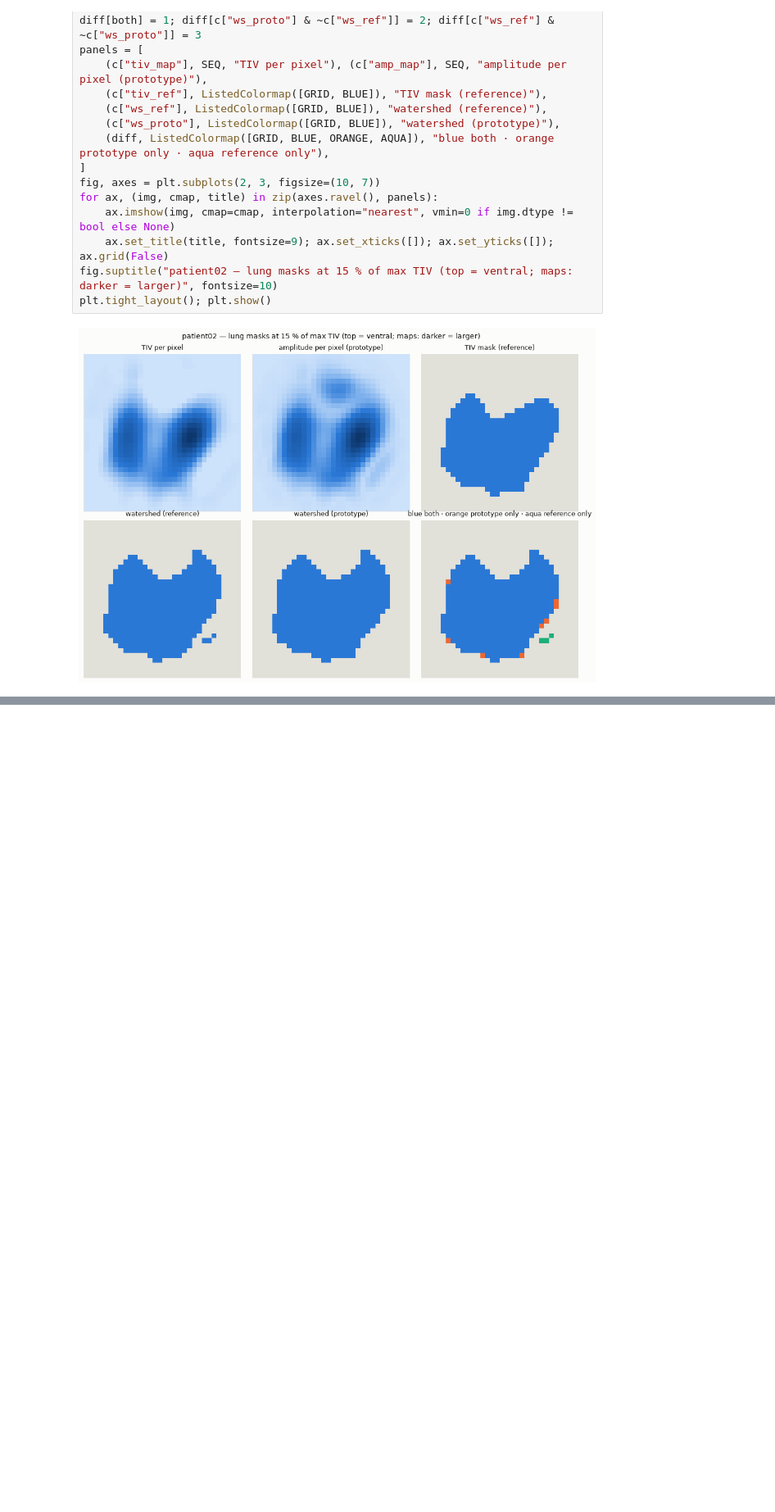
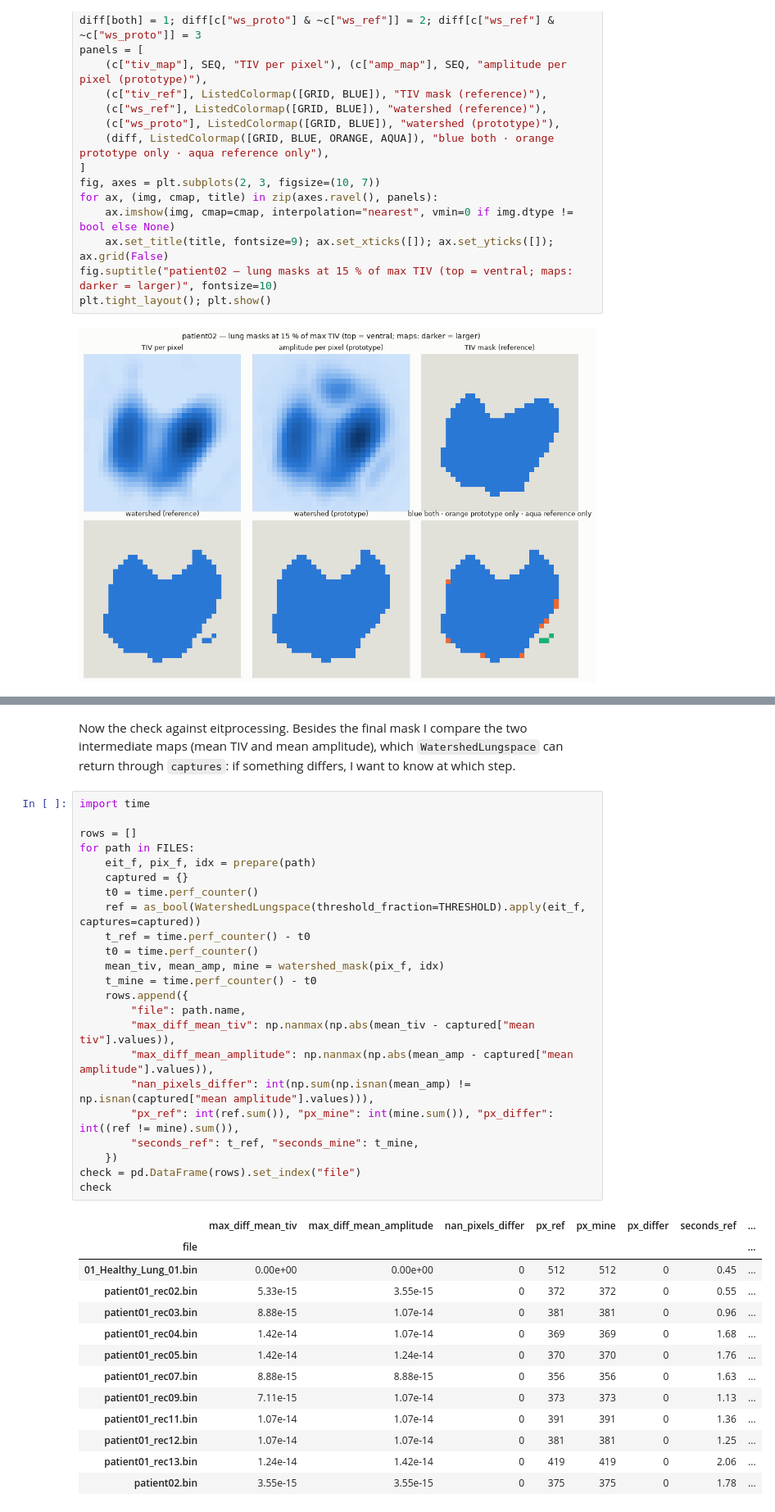
Before and after one commit to Kernel236/fastEIT, a Jupyter notebook: notebooks/05_preprocessing_choices.ipynb, the cells around one changed output, grey strips where cells are left out. Shown at 82% size. Drawn from its saved outputs; the diff is of its cells as text; blank space fills up the shorter version.

```diff
--- a/notebooks/05_preprocessing_choices.ipynb
+++ b/notebooks/05_preprocessing_choices.ipynb
@@ -475,0 +658,41 @@ plt.tight_layout(); plt.show()
+# %% [markdown]
+Now the check against eitprocessing. Besides the final mask I compare the two intermediate maps (mean TIV and mean
+amplitude), which `WatershedLungspace` can return through `captures`: if something differs, I want to know at which
+step.
+# %%
+import time
+
+rows = []
+for path in FILES:
+    eit_f, pix_f, idx = prepare(path)
+    captured = {}
+    t0 = time.perf_counter()
+    ref = as_bool(WatershedLungspace(threshold_fraction=THRESHOLD).apply(eit_f, captures=captured))
+    t_ref = time.perf_counter() - t0
+    t0 = time.perf_counter()
+    mean_tiv, mean_amp, mine = watershed_mask(pix_f, idx)
+    t_mine = time.perf_counter() - t0
+    rows.append({
+        "file": path.name,
+        "max_diff_mean_tiv": np.nanmax(np.abs(mean_tiv - captured["mean tiv"].values)),
+        "max_diff_mean_amplitude": np.nanmax(np.abs(mean_amp - captured["mean amplitude"].values)),
+        "nan_pixels_differ": int(np.sum(np.isnan(mean_amp) != np.isnan(captured["mean amplitude"].values))),
+        "px_ref": int(ref.sum()), "px_mine": int(mine.sum()), "px_differ": int((ref != mine).sum()),
+        "seconds_ref": t_ref, "seconds_mine": t_mine,
+    })
+check = pd.DataFrame(rows).set_index("file")
+check
+# %% [output]
+|  | max_diff_mean_tiv | max_diff_mean_amplitude | nan_pixels_differ | px_ref | px_mine | px_differ | seconds_ref | ... |
+| file |  |  |  |  |  |  |  | ... |
+| 01_Healthy_Lung_01.bin | 0.00e+00 | 0.00e+00 | 0 | 512 | 512 | 0 | 0.45 | ... |
+| patient01_rec02.bin | 5.33e-15 | 3.55e-15 | 0 | 372 | 372 | 0 | 0.55 | ... |
+| patient01_rec03.bin | 8.88e-15 | 1.07e-14 | 0 | 381 | 381 | 0 | 0.96 | ... |
+| patient01_rec04.bin | 1.42e-14 | 1.07e-14 | 0 | 369 | 369 | 0 | 1.68 | ... |
+| patient01_rec05.bin | 1.42e-14 | 1.24e-14 | 0 | 370 | 370 | 0 | 1.76 | ... |
+| patient01_rec07.bin | 8.88e-15 | 8.88e-15 | 0 | 356 | 356 | 0 | 1.63 | ... |
+| patient01_rec09.bin | 7.11e-15 | 1.07e-14 | 0 | 373 | 373 | 0 | 1.13 | ... |
+| patient01_rec11.bin | 1.07e-14 | 1.07e-14 | 0 | 391 | 391 | 0 | 1.36 | ... |
+| patient01_rec12.bin | 1.07e-14 | 1.07e-14 | 0 | 381 | 381 | 0 | 1.25 | ... |
+| patient01_rec13.bin | 1.24e-14 | 1.42e-14 | 0 | 419 | 419 | 0 | 2.06 | ... |
+| patient02.bin | 3.55e-15 | 3.55e-15 | 0 | 375 | 375 | 0 | 1.78 | ... |
```
Also changed, not shown: parts of 17 cells of this notebook.
